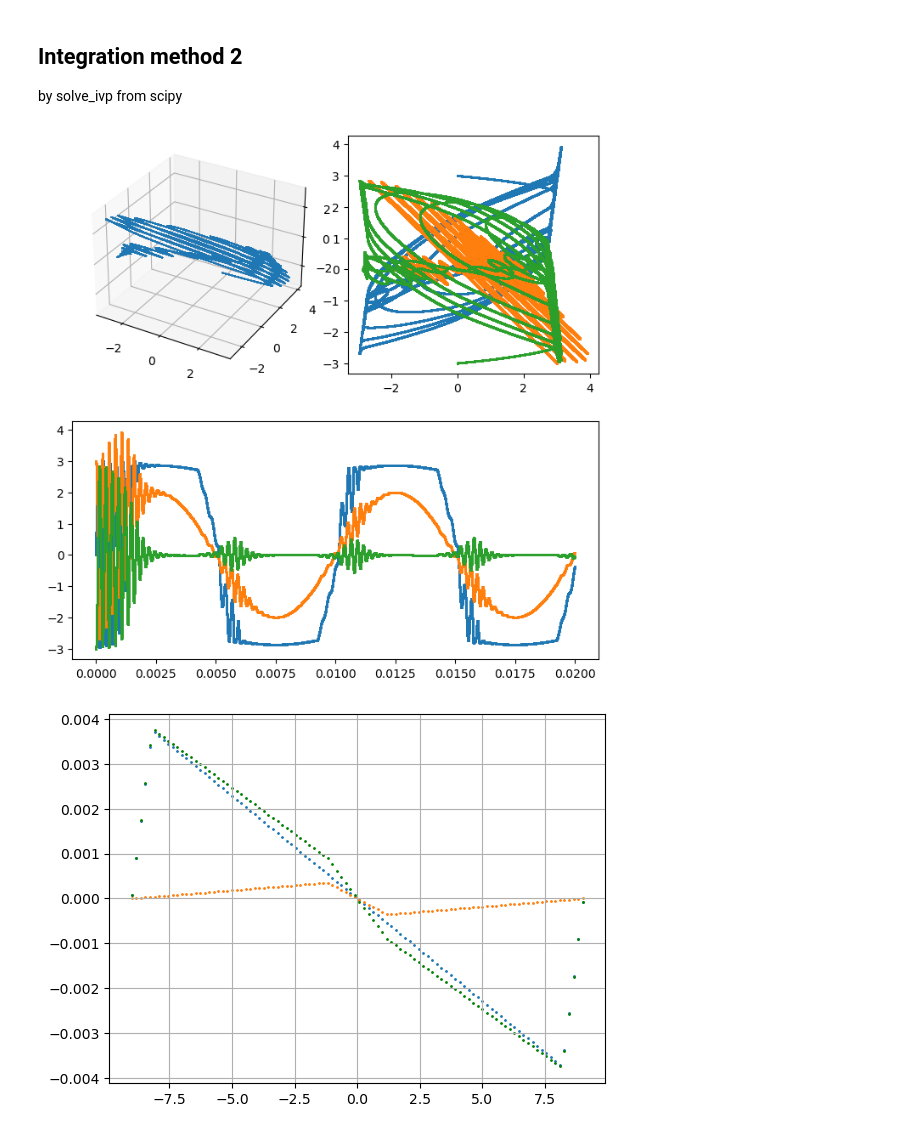
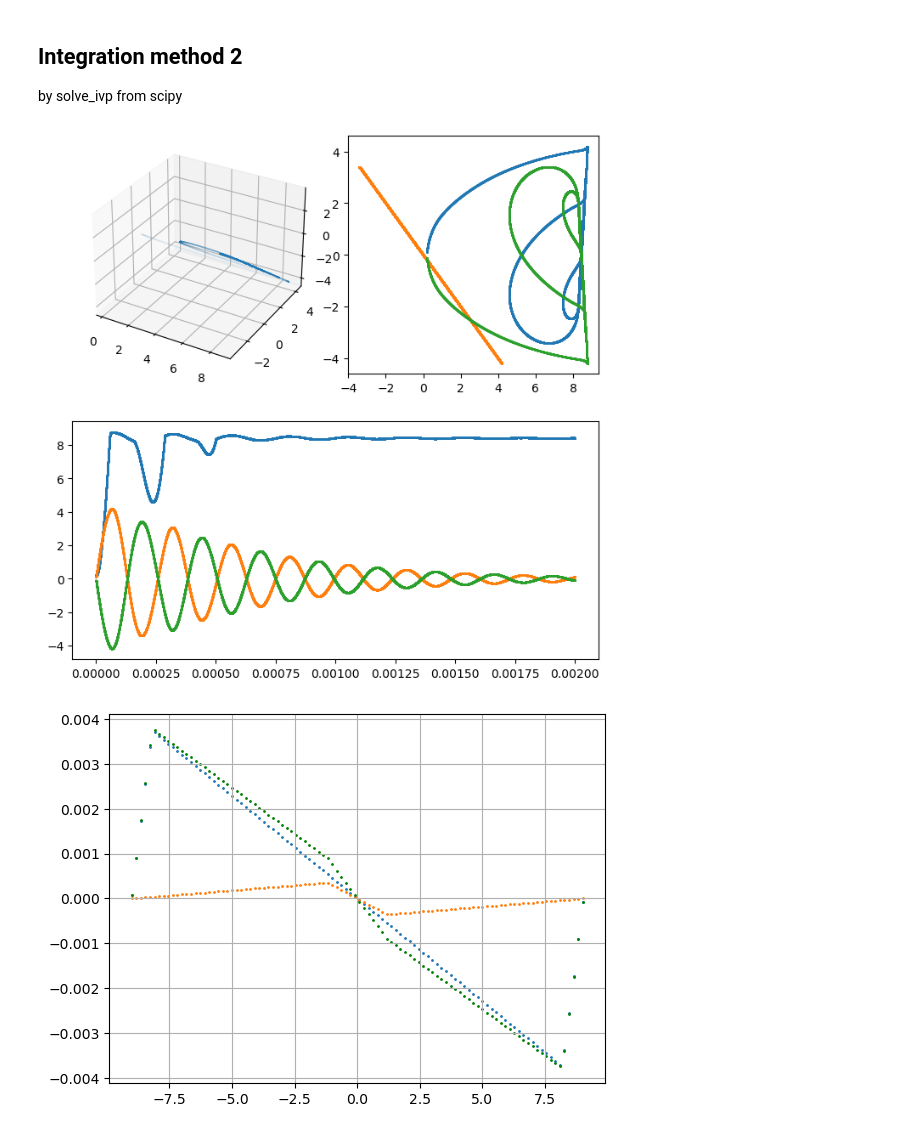
Before and after one commit to Chwanhee/Metrology, a Jupyter notebook: Report_2/Autonomous_Chua.ipynb, the cells around one changed output. Cells and saved outputs as stored; diff of their text form; code cells hidden in the pictures.

Commit message:
Lyapunov exponents

```diff
--- a/Report_2/Autonomous_Chua.ipynb
+++ b/Report_2/Autonomous_Chua.ipynb
@@ -49,7 +51,7 @@ def Chua(x,a1,b1,B1,a2,b2,B2):
 
 # Numerical interation method 1
 
-dt = 2e-9; duration = 1e7
+dt = 2e-7; duration = 1e5
 print(f"Simulation of {dt*duration}s.")
 
 X,Y,Z = [0],[3],[0]
@@ -164,23 +166,7 @@ KeyboardInterrupt:
 
 by solve_ivp from scipy
 # %%
-R = 1410
-C1 = 10e-9
-C2 = 100e-9
-L = 15e-3
-
-R2,R3 = 220,2200
-R4,R6 = 22000,3300
-A = 1000; E = 3
-
-F,freq = 2,100
-
-interior = [((A-1)*R2+R3)/(R2*(R2+(1+A)*R3))
-            ,1/R2,
-            (R2+(1+A)*R3)/(A*(R2+R3))*E]
-exterior = [((A-1)*R4+R6)/(R4*(R4+(1+A)*R6))
-            ,1/R4
-            ,(R4+(1+A)*R6)/(A*(R4+R6))*E]
+# Numerical integration by solve_ivp
 
 def NIC(x,a,b,B):
     g = -a*x*(th(x+B,1)-th(x-B,1)) # Centre
@@ -191,9 +177,7 @@ def NIC(x,a,b,B):
 def Chua(x,a1,b1,B1,a2,b2,B2):
     return NIC(x,a1,b1,B1)+NIC(x,a2,b2,B2)
 
-# Numerical integration by solve_ivp
-
-def sys_DE(t,w,inte,exte):
+def sys_DE(t,w,inte,exte,circ):
     """
     Defines Chua's equations
 
@@ -205,48 +189,92 @@ def sys_DE(t,w,inte,exte):
                   p = [m1,m2,k1,k2,L1,L2,b1,b2]
     """
     x,y,z = w
+    R,C1,C2,L,F,freq = circ
     dx = ((y-x)/R-Chua(x,*inte,*exte))/C1
     dy = ((x-y)/R+z)/C2
-    dz = (-y+F*np.sin(2*np.pi*freq*t))/L
+    dz = -y/L-(F*np.sin(2*np.pi*freq*t))/L
     return dx,dy,dz
-t_span = (0,0.02)
-t_eval = np.linspace(*t_span,int(1e7)) # No need to be so fine like here.
-xyz0 = [-0,3,0]
+
+def standardise(x,y,z,t,step=1):
+    z = ((z[:-1]-z[1:])/(t[:-1]-t[1:])*L)[::step]
+    x = x[1::step]
+    y = y[1::step]
+    t = t[1::step]
+    return x,y,z,t
+
+def max_lyapunov(X1,X2):
+    X1_0,X2_0 = X1[0],X2[0]
+
+    dX = [x1-x2 for x1,x2 in zip(X1,X2)]
+    dX = np.linalg.norm(dX,axis=0)
+
+    dX0 = [X1-X2 for X1,X2 in zip(X1_0,X2_0)]
+    dX0 = np.linalg.norm(dX0)
+
+    y = dX/dX0
+    t = data[0][3]
+
+    fit = linregress(t,y)
+    m = fit.slope
+    b = fit.intercept
+    corr = fit.rvalue
+    return m,b,corr
+
+########## End of function defining ##########
+
+R = 2500
+C1 = 10e-9
+C2 = 100e-9
+L = 15e-3
+
+R2,R3 = 220,2200
+R4,R6 = 22000,3300
+A = 100; E = 9
+
+F,freq = 0,1000
+
+interior = [((A-1)*R2+R3)/(R2*(R2+(1+A)*R3))
+            ,1/R2,
+            (R2+(1+A)*R3)/(A*(R2+R3))*E]
+exterior = [((A-1)*R4+R6)/(R4*(R4+(1+A)*R6))
+            ,1/R4
+            ,(R4+(1+A)*R6)/(A*(R4+R6))*E]
+circ = [R,C1,C2,L,F,freq]
+
+t_span = (0,0.002)
+t_eval = np.linspace(*t_span,int(1e5)) # No need to be so fine like here.
+xyz0 = [0.2,.108,0.01] # Recall that z is in Amperes (a large unit).
 solution = solve_ivp(sys_DE,t_span,xyz0,t_eval=t_eval,first_step=1e-7,
-                     args=[interior,exterior])
+                     args=[interior,exterior,circ])
 
 x_sol = solution.y[0]
 y_sol = solution.y[1]
 z_sol = solution.y[2]
+time = solution.t
 
-time = solution.t
-z_sol = (z_sol[:-1]-z_sol[1:])/(time[:-1]-time[1:])*L
-
-x_sol = x_sol[1:]
-y_sol = y_sol[1:]
-time = time[1:]
+x_sol,y_sol,z_sol,time = standardise(x_sol,y_sol,z_sol,time)
 
 # Plot the solutions
 
 fig = plt.figure(figsize=(8,8))
 grid = gs.GridSpec(2,2,wspace=0.1,)
 
 axs1 = fig.add_subplot(grid[0,0], projection='3d')
 axs2 = plt.subplot(grid[0,1])
 axs3 = plt.subplot(grid[1,:])
 
-axs1.scatter(x_sol,y_sol,z_sol
+axs1.scatter(x_sol[::10],y_sol[::10],z_sol[::10]
                ,s=0.003
                )
 
 axs2.scatter(x_sol,y_sol,s=0.3)
 axs2.scatter(y_sol,z_sol,s=0.3)
 axs2.scatter(x_sol,z_sol,s=0.3)
 
 for var in [x_sol,y_sol,z_sol]:
     axs3.scatter(time, var,s=0.3)
 # %% [output]
-[figure, old version]
+[figure, new version]
 # %%
 # Check Diode function
 
```
Also changed, not shown: parts of 8 cells of this notebook.
